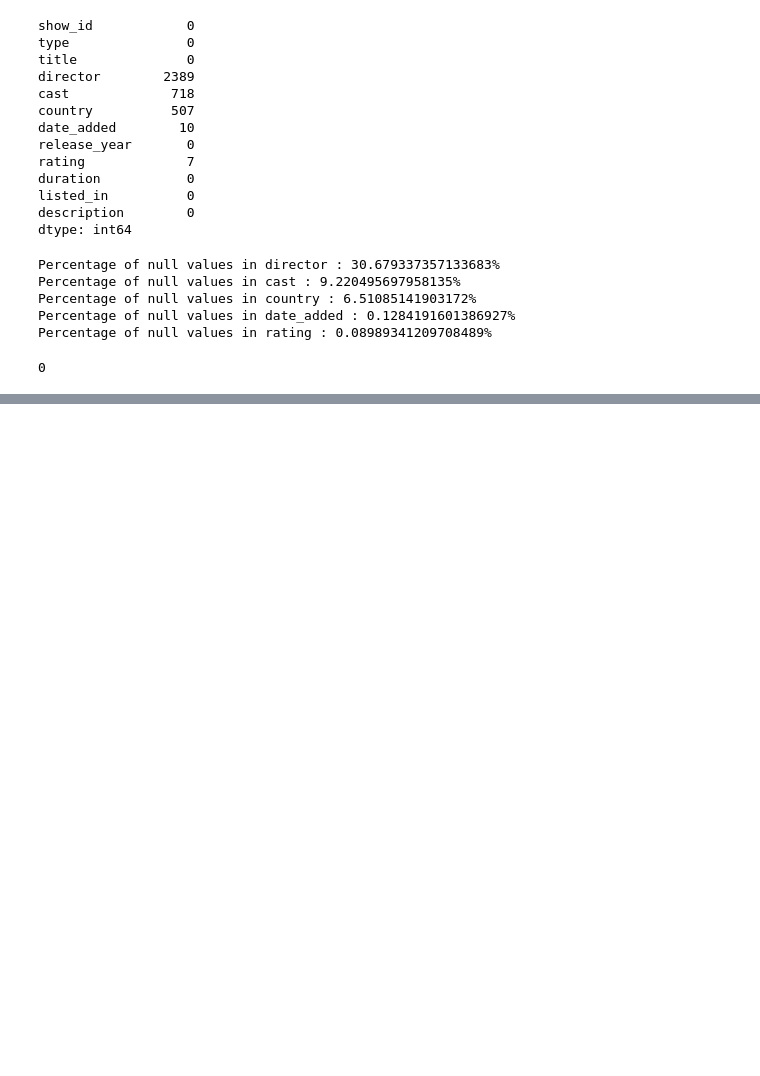
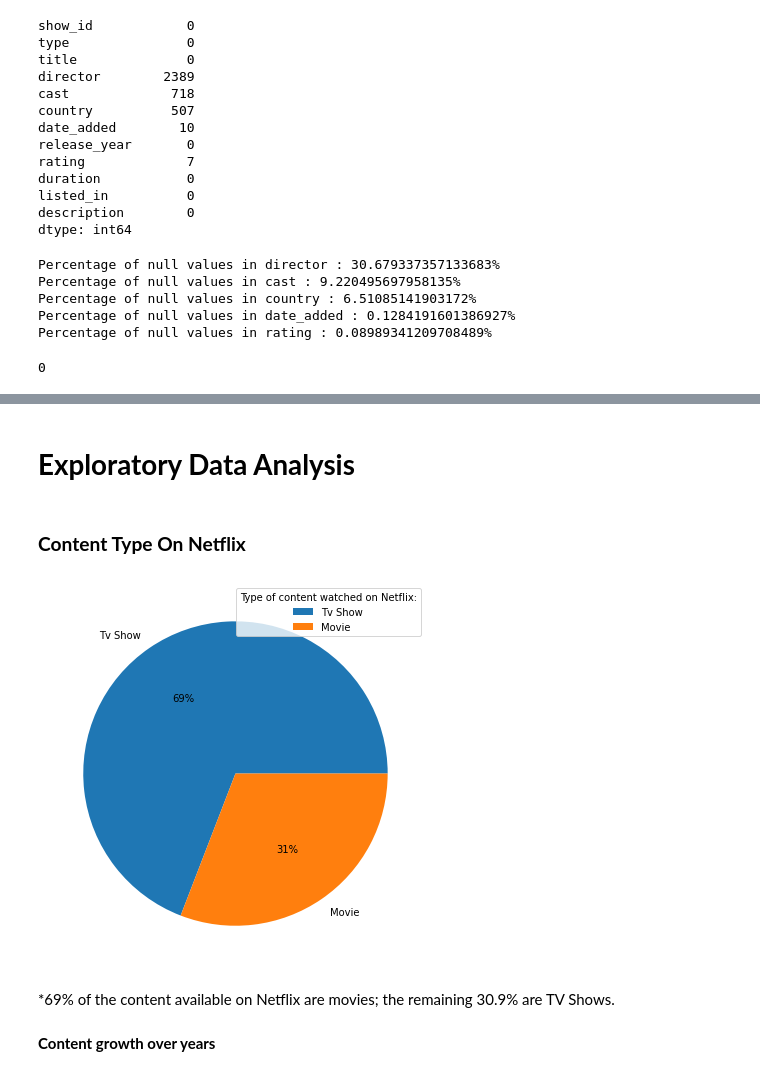
Before and after one commit to Ratnakar2022/Netflix-Movies-and-TV-Shows, a Jupyter notebook: Netflix_Movies_and_TV_Shows_Clustering.ipynb, the cells around one changed output, grey strips where cells are left out. Drawn from its saved outputs; the diff is of its cells as text; code cells hidden in the pictures; blank space fills up the shorter version.

```diff
--- a/Netflix_Movies_and_TV_Shows_Clustering.ipynb
+++ b/Netflix_Movies_and_TV_Shows_Clustering.ipynb
@@ -177,0 +202,11 @@ netflix_data.describe(include='all')
+# %%
+# Remove null values in date_added.
+netflix_data.dropna(subset=['date_added'], inplace=True)
+# %%
+
+# Number of null values in rating.
+netflix_data.rating.isnull().sum()
+
+
+# Remove null values in rating.
+netflix_data.dropna(subset=['rating'], inplace=True)
@@ -177,0 +222,6 @@ netflix_data.describe(include='all')
+# %%
+# Create new features to store date, day, month and year seperately.
+netflix_data["date_added"] = pd.to_datetime(netflix_data['date_added'])  # First convert date_added to date time format.
+netflix_data['day_added'] = netflix_data['date_added'].dt.day            # Compute day.
+netflix_data['year_added'] = netflix_data['date_added'].dt.year          # Compute year.
+netflix_data['month_added'] = netflix_data['date_added'].dt.month        # Compute month.
@@ -177,0 +237,22 @@ netflix_data.describe(include='all')
+# %% [markdown]
+# **Exploratory Data Analysis**
+# %% [markdown]
+### **Content Type On Netflix**
+# %%
+# Create a pie chart for Type.
+colors = ['	#db0000', '	#564d4d']
+labels = ['Tv Show', 'Movie']
+tv_show = netflix_data.type.value_counts()
+
+
+fig = plt.figure(figsize =(10, 7))
+plt.pie(tv_show, labels = labels, autopct='%1.0f%%')
+
+plt.legend(title = "Type of content watched on Netflix:")
+plt.show()
+# %% [output]
+[figure, added]
+# %% [markdown]
+*69% of the content available on Netflix are movies; the remaining 30.9% are TV Shows.
+# %% [markdown]
+**Content growth over years**
```
Also changed, not shown: parts of 36 cells of this notebook.
